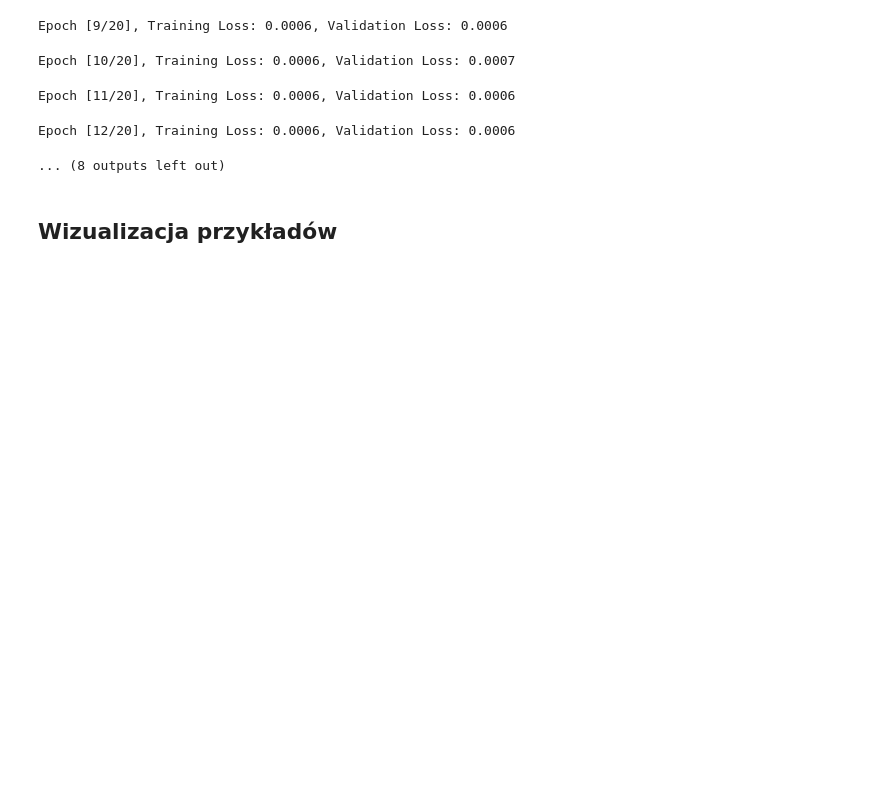
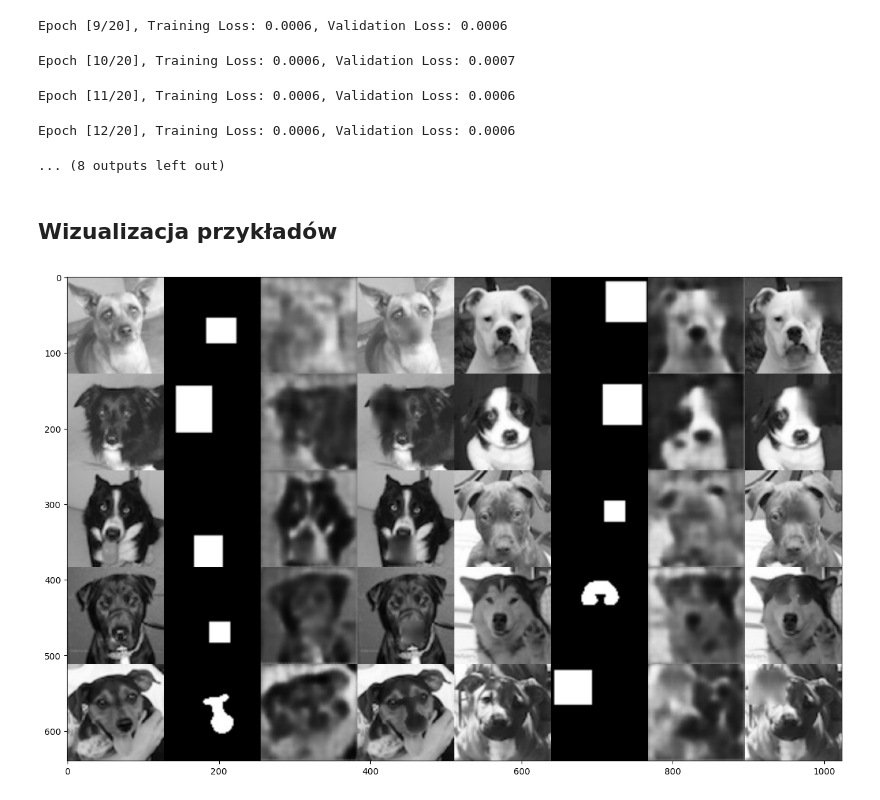
Before and after one commit to Cellmer/dog-inpainting, a Jupyter notebook: dog_inpainting.ipynb, the cells around one changed output. Saved outputs shown, nothing was run; the diff lists cells and outputs as text; code cells hidden in the pictures; blank space fills up the shorter version.

```diff
--- a/dog_inpainting.ipynb
+++ b/dog_inpainting.ipynb
@@ -200,9 +200,9 @@ class EvalDataset(Dataset):
 eval_dataset = EvalDataset(os.path.join("tests_dogs", "images_dogs"), os.path.join("tests_dogs", "masks_dogs"))
 eval_loader = DataLoader(eval_dataset, batch_size=1, shuffle=False)
 # %%
-def inpaint_image2(model, image, mask):
+def inpaint_image(model, image, mask):
     model.eval()
-    with torch.no_grad():
+    with torch.inference_mode():
         output = model(image.unsqueeze(0).to(device))
         inpainted_image = output.squeeze(0).cpu()
         result = image * (1 - mask) + inpainted_image * mask
@@ -210,19 +210,21 @@ def inpaint_image2(model, image, mask):
 # %%
 present_size = 128
 presentation = np.zeros((present_size*5, present_size*8, 1), dtype=np.float32)
 
 for idx, (masked_raw, raw, mask) in enumerate(eval_loader):
-    generated, combined = inpaint_image2(model, masked_raw.squeeze(), mask)
+    generated, combined = inpaint_image(model, masked_raw.squeeze(), mask)
 
     left = (idx % 2) * present_size * 4
     top = (idx // 2) * present_size
 
     presentation[top:top+present_size, left:left+present_size, :] = cv2.resize(raw.squeeze().cpu().numpy(), (present_size, present_size)).reshape((present_size, present_size, 1))
     presentation[top:top+present_size, left+present_size:left+2*present_size, :] = cv2.resize(mask.squeeze().cpu().numpy(), (present_size, present_size)).reshape((present_size, present_size, 1))
     presentation[top:top+present_size, left+2*present_size:left+3*present_size, :] = cv2.resize(generated.squeeze().cpu().numpy(), (present_size, present_size)).reshape((present_size, present_size, 1))
     presentation[top:top+present_size, left+3*present_size:left+4*present_size, :] = cv2.resize(combined.squeeze().cpu().numpy(), (present_size, present_size)).reshape((present_size, present_size, 1))
 
 cv2.imwrite("tests_dogs.jpg", presentation.reshape((present_size*5, present_size*8))*255.)
 plt.figure(figsize=(16, 10))
 plt.imshow(cv2.imread("tests_dogs.jpg"))
 plt.show()
+# %% [output]
+[figure, added]
```
